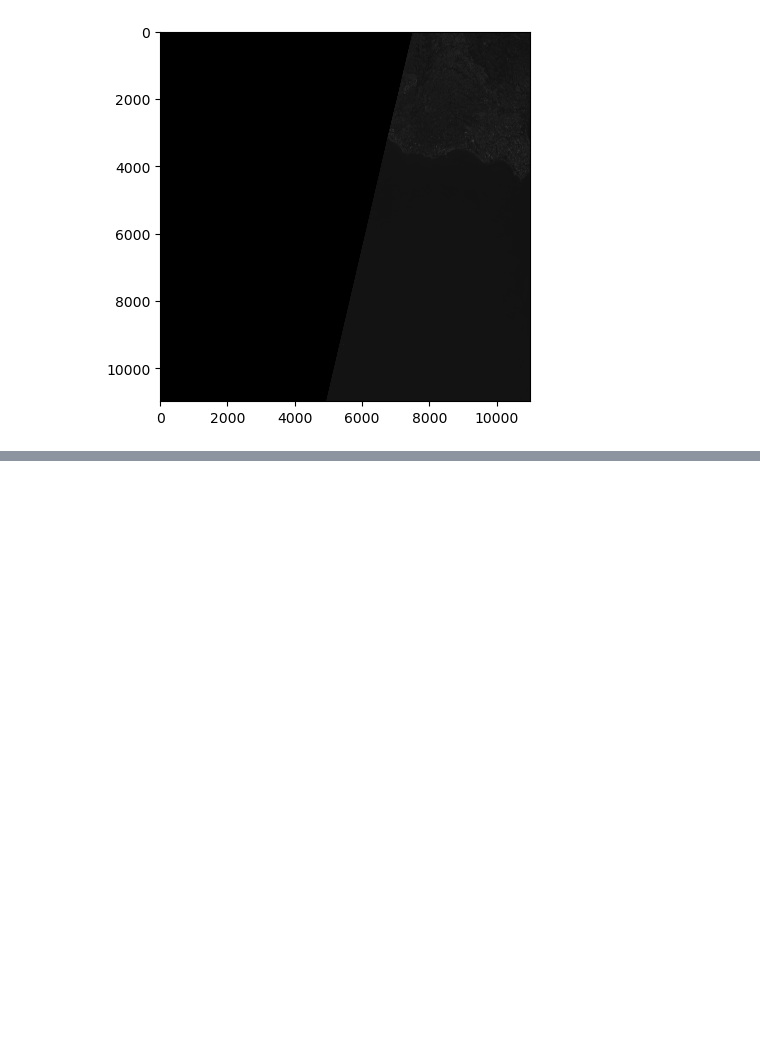
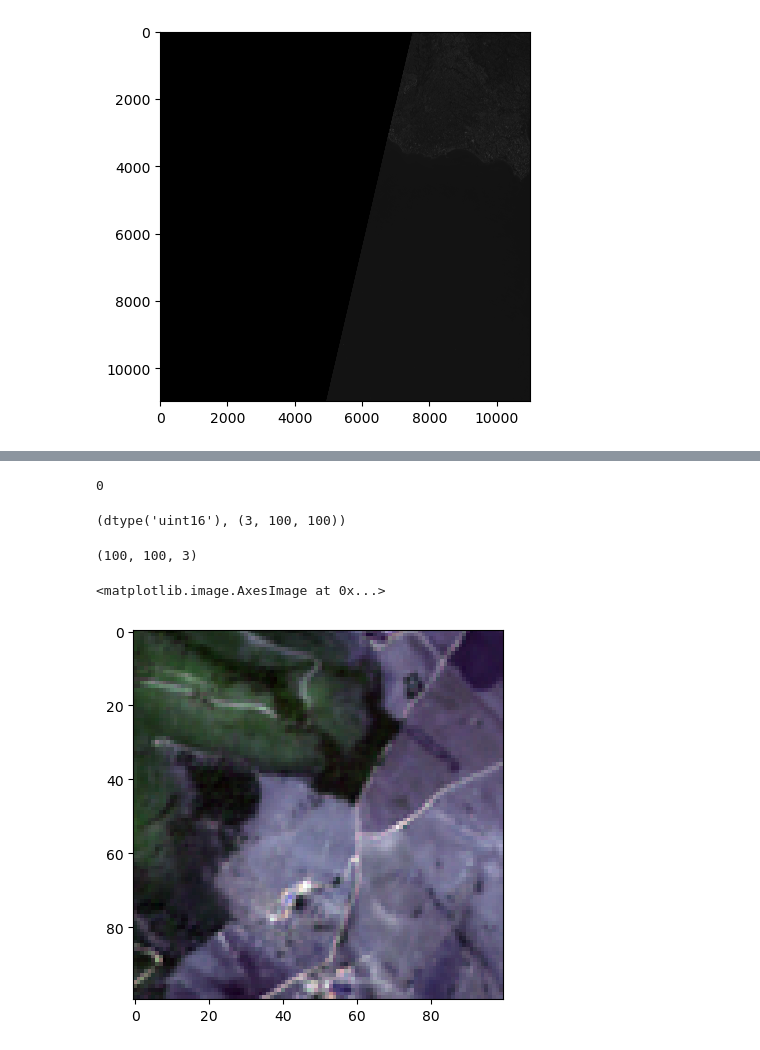
Before and after one commit to luigiselmi/copernicus_sentinel-2, a Jupyter notebook: sentinel2_dataset.ipynb, the cells around one changed output, grey strips where cells are left out. Saved outputs shown, nothing was run; the diff lists cells and outputs as text; code cells hidden in the pictures; blank space fills up the shorter version.

```diff
--- a/sentinel2_dataset.ipynb
+++ b/sentinel2_dataset.ipynb
@@ -153,0 +262,19 @@ plt.imshow(b2_band_array, cmap='gray')
+# %%
+createPNG(bands, 'data/rgb.png')
+# %% [output]
+0
+# %%
+png_array = get_image_array('data/rgb.png')
+png_array.dtype, png_array.shape
+# %% [output]
+(dtype('uint16'), (3, 100, 100))
+# %%
+png_array_perm = np.moveaxis(png_array, 0, 2)
+png_array_perm.shape
+# %% [output]
+(100, 100, 3)
+# %%
+plt.imshow(png_array_perm)
+# %% [output]
+<matplotlib.image.AxesImage at 0x...>
+[figure, added]
```
Also changed, not shown: parts of 22 cells of this notebook, 2 other files.
